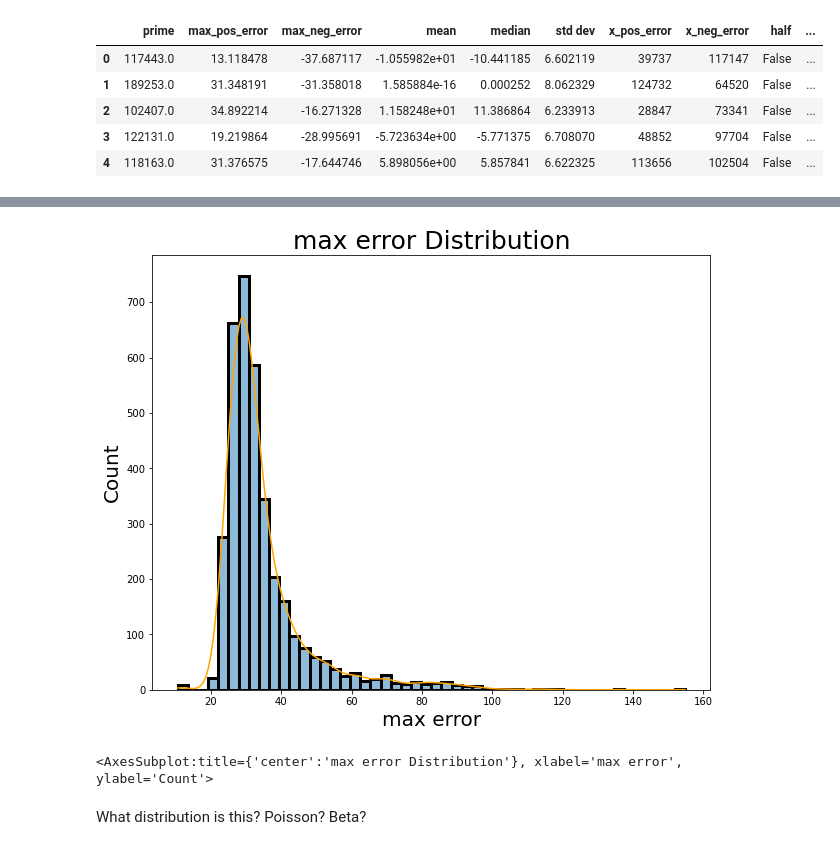
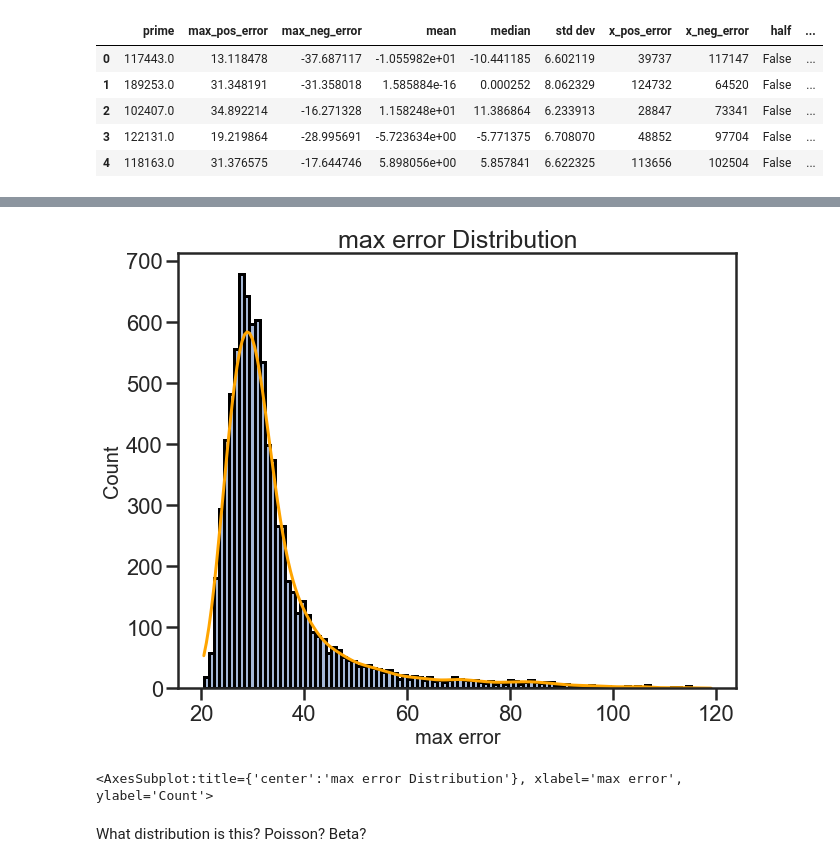
Before and after one commit to jcheigh/Thesis, a Jupyter notebook: src/analysis/data_analysis/error_stats_analysis.ipynb, the cells around one changed output, grey strips where cells are left out. Cells and saved outputs as stored; diff of their text form; code cells hidden in the pictures.

```diff
--- a/src/analysis/data_analysis/error_stats_analysis.ipynb
+++ b/src/analysis/data_analysis/error_stats_analysis.ipynb
@@ -415,10 +415,12 @@ scatter(lqr["least quad nonres"], lqr["mean"], xlabel='lqr', ylabel='error')
 <AxesSubplot:title={'center':'error by lqr'}, xlabel='lqr', ylabel='error'>
 # %%
 df = df[df["prime"] < 1000000] # for now just smallprimes
+# %%
+small = df[(df['prime'] < 200000)& (df['prime'] > 100000)]
 # %%
-histplot(df["max_error"], bins = 50, xlabel="max error")
+histplot(small["max_error"], bins = 100, xlabel="max error")
 # %% [output]
-[figure, old version]
+[figure, new version]
 <AxesSubplot:title={'center':'max error Distribution'}, xlabel='max error', ylabel='Count'>
 # %% [markdown]
 What distribution is this? Poisson? Beta?
```
Also changed, not shown: parts of 52 cells of this notebook, 9 other files.
